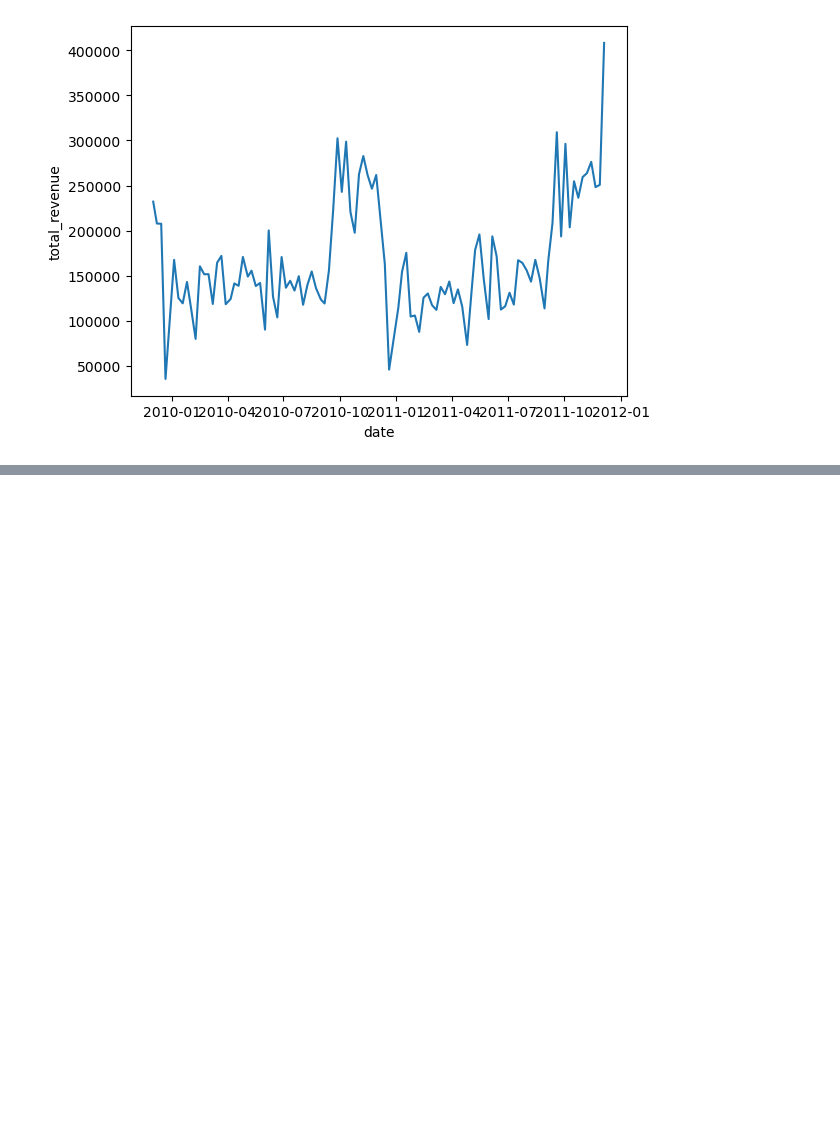
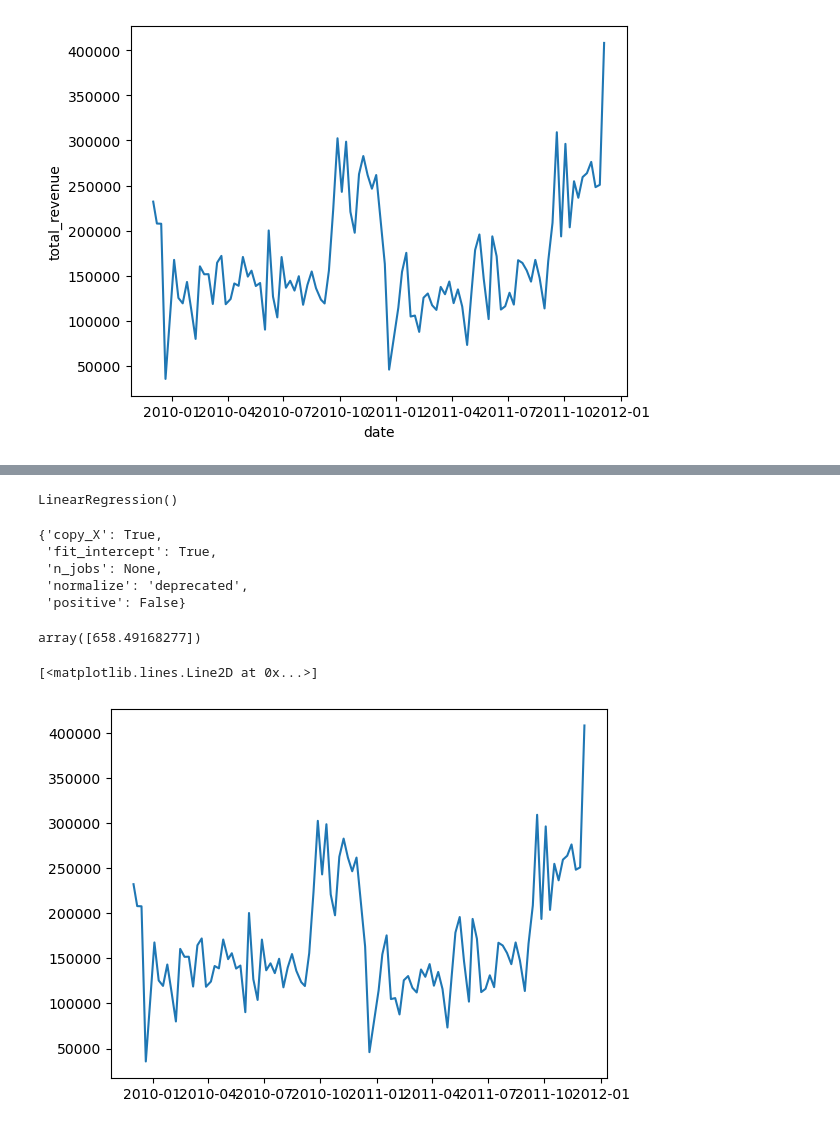
Before and after one commit to eatfro/supplychain, a Jupyter notebook: supply.ipynb, the cells around one changed output, grey strips where cells are left out. Cells and saved outputs as stored; diff of their text form; code cells hidden in the pictures; blank space fills up the shorter version.

Commit message:
modeling data

```diff
--- a/supply.ipynb
+++ b/supply.ipynb
@@ -92,0 +95,18 @@ KeyError: 'month'
+# %%
+model= LinearRegression()
+# %%
+model.fit(X,y)
+# %% [output]
+LinearRegression()
+# %%
+model.get_params()
+# %% [output]
+{'copy_X': True,
+ 'fit_intercept': True,
+ 'n_jobs': None,
+ 'normalize': 'deprecated',
+ 'positive': False}
+# %%
+model.coef_
+# %% [output]
+array([658.49168277])
@@ -92,0 +115,9 @@ KeyError: 'month'
+# %%
+prediction= model.predict(X)
+# %%
+time_series['prediction']= prediction
+# %%
+plt.plot(time_series.date,time_series.total_revenue,label='Actual')
+# %% [output]
+[<matplotlib.lines.Line2D at 0x...>]
+[figure, added]
```
Also changed, not shown: parts of 10 cells of this notebook, 4 other files.
